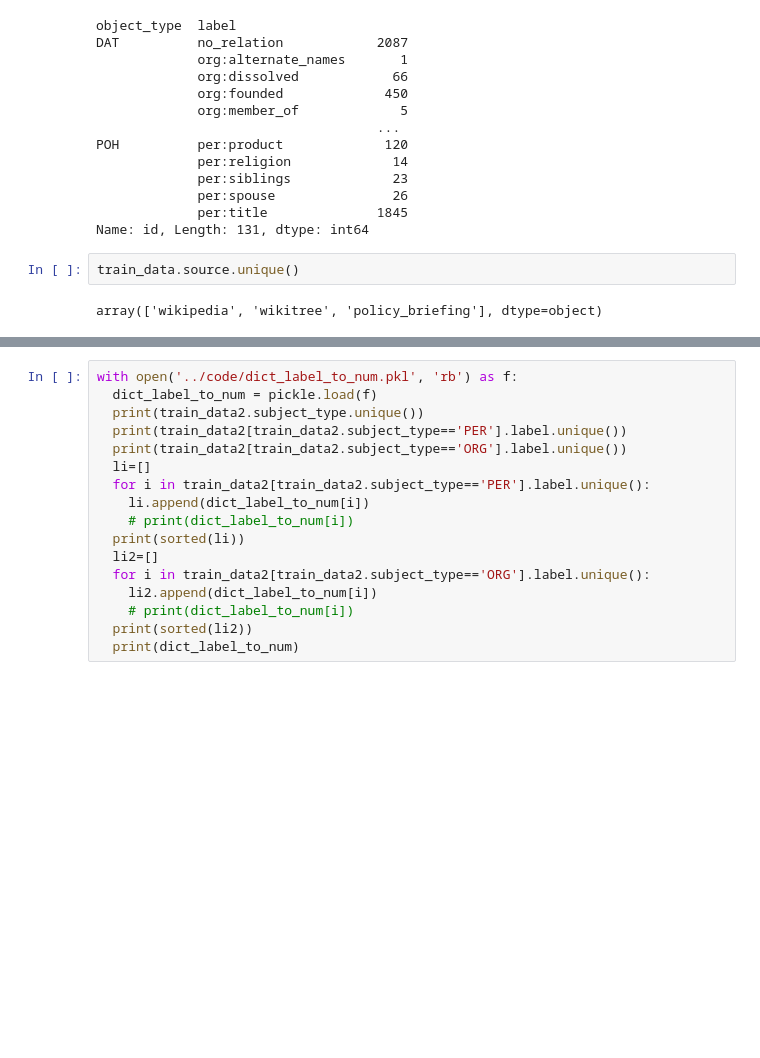
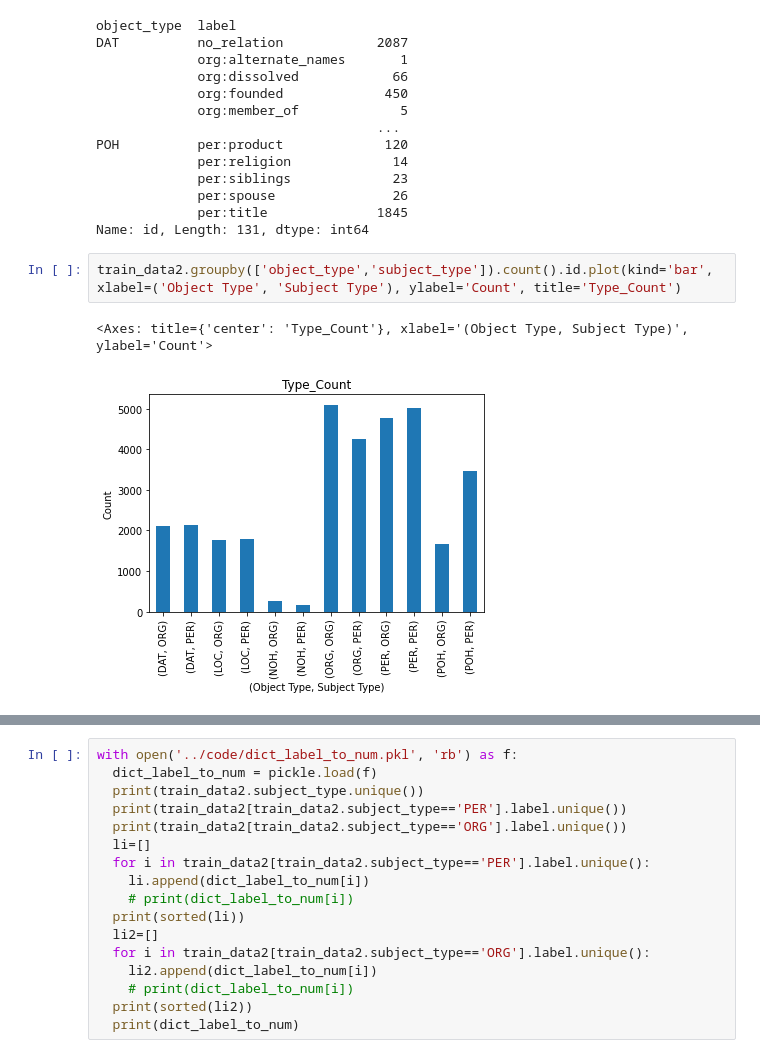
Before and after one commit to SangGank/bc_project2, a Jupyter notebook: dataAnalysis/makesample.ipynb, the cells around one changed output, grey strips where cells are left out. Saved outputs shown, nothing was run; the diff lists cells and outputs as text; blank space fills up the shorter version.

```diff
--- a/dataAnalysis/makesample.ipynb
+++ b/dataAnalysis/makesample.ipynb
@@ -42,7 +42,8 @@ POH          per:product             120
              per:spouse               26
              per:title              1845
 Name: id, Length: 131, dtype: int64
-# %%
-train_data.source.unique()
-# %% [output]
-array(['wikipedia', 'wikitree', 'policy_briefing'], dtype=object)
+# %%
+train_data2.groupby(['object_type','subject_type']).count().id.plot(kind='bar', xlabel=('Object Type', 'Subject Type'), ylabel='Count', title='Type_Count')
+# %% [output]
+<Axes: title={'center': 'Type_Count'}, xlabel='(Object Type, Subject Type)', ylabel='Count'>
+[figure, added]
```
Also changed, not shown: parts of 1 cell of this notebook, 4 other files.
